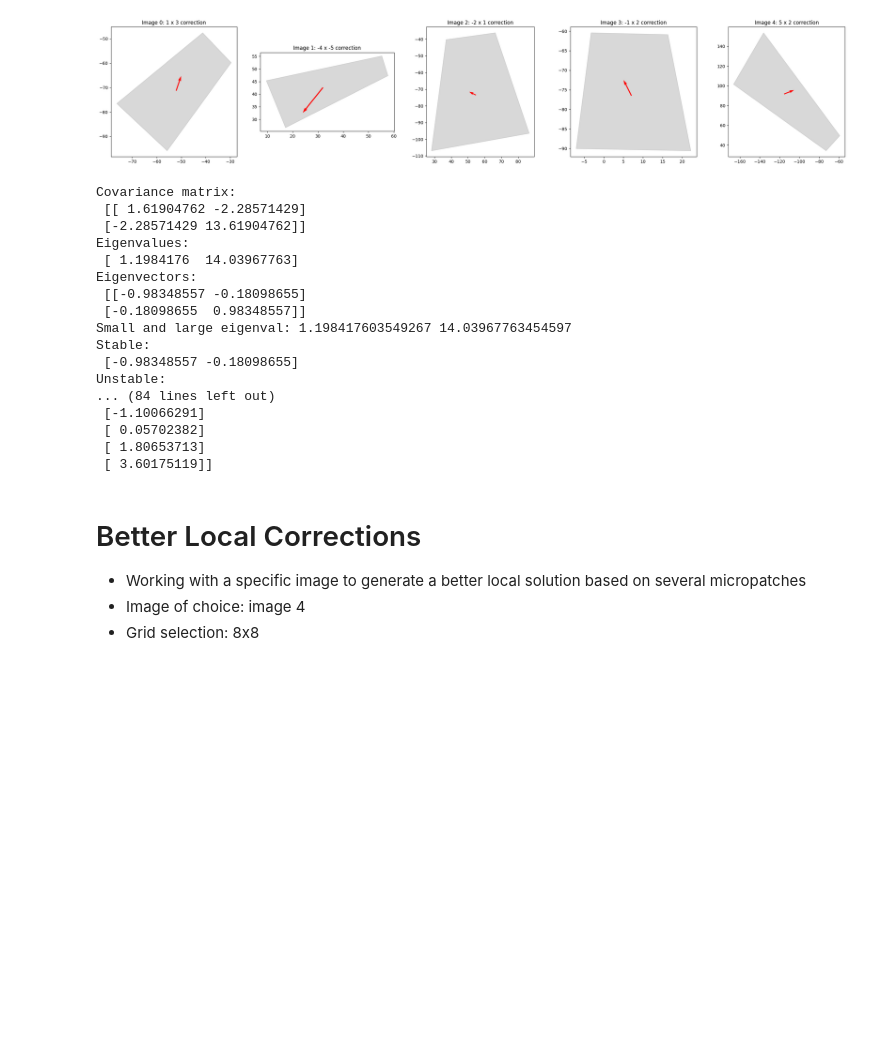
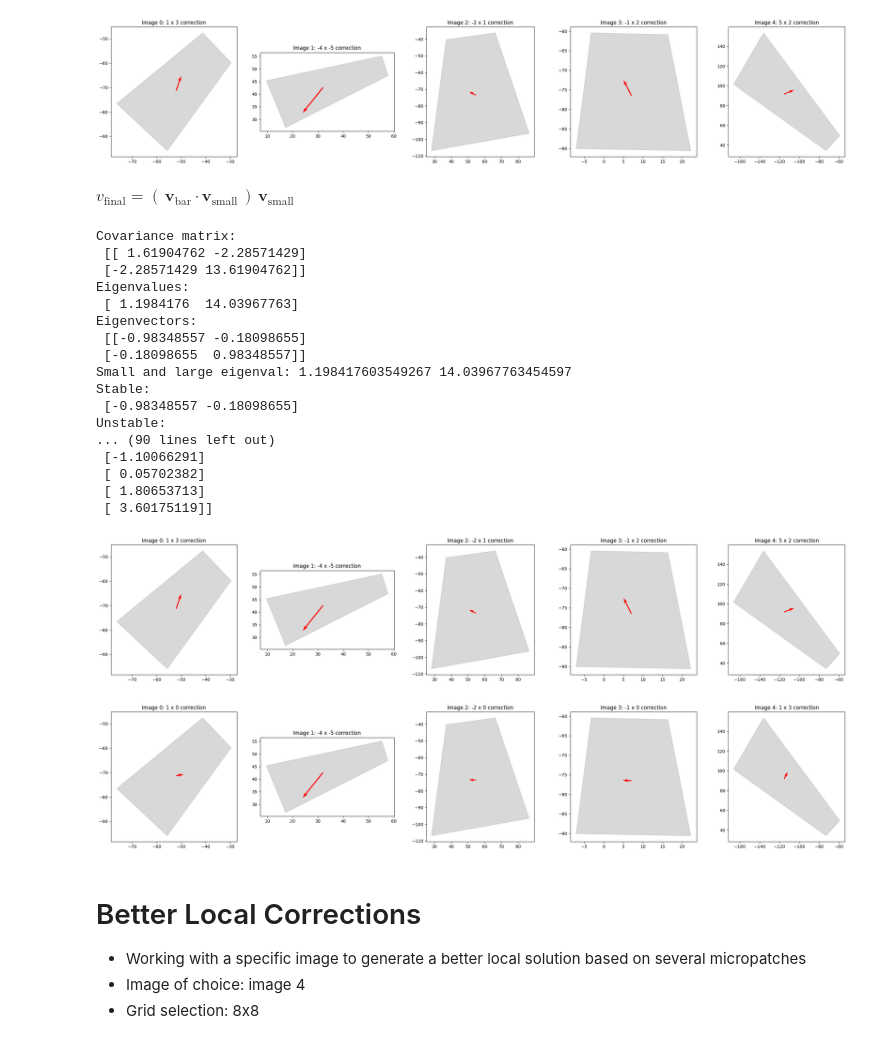
Before and after one commit to dchoate119/ASAR, a Jupyter notebook: s3/Error_Distributions/patch_distb_demo.ipynb, the cells around one changed output. Cells and saved outputs as stored; diff of their text form; code cells hidden in the pictures; blank space fills up the shorter version.

Commit message:
adjusting figures for weekly update

```diff
--- a/s3/Error_Distributions/patch_distb_demo.ipynb
+++ b/s3/Error_Distributions/patch_distb_demo.ipynb
@@ -662,6 +662,8 @@ print(gnav.yi_patches)
 gnav.plot_traps_w_cors(n, gnav.yi_patches, gnav.yi_points)
 # %% [output]
 [figure]
+# %% [markdown]
+$v_{\text{final}} = (\,\mathbf{v}_{\text{bar}} \cdot \mathbf{v}_{\text{small}}\,)\,\mathbf{v}_{\text{small}}$
 # %%
 # 3. SSDs from micropatches
 # print(gnav.ssds_curr_micro[0][1])
@@ -690,17 +692,21 @@ for imnum in range(gnav.im_num):
     # Project the mean correction onto the stable direction
     v_bar = gnav.yi_patches[2*imnum:2*imnum+2].reshape(2,)
     print("V_bar from large patch:\n", v_bar)
-    v_final = np.dot(v_bar, v_small) * v_small
+    if lam_large < 1e-8:
+        v_final = v_bar
+    else:
+        v_final = np.dot(v_bar, v_small) * v_small
     print("V_final projected onto confident direction:\n", v_final)
 
     # place into large vector
     gnav.yi_patches_adjusted[imnum*2:imnum*2+2] = v_final.reshape(2,1)
 
 
-    # # Confidence: small / large = how tight the consensus is
-    # confidence_score = lam_small / lam_large if lam_large > 1e-8 else 1.0
+    # Confidence: small / large = how tight the consensus is
+    confidence_score = lam_small / lam_large if lam_large > 1e-8 else 1.0
+    print("Confidence score:", confidence_score)
 
-print("FINAL:\n", gnav.yi_patches_adjusted)
+print("\nFINAL:\n", gnav.yi_patches_adjusted)
 # %% [output]
 Covariance matrix:
  [[ 1.61904762 -2.28571429]
@@ -714,11 +720,18 @@ Small and large eigenval: 1.198417603549267 14.03967763454597
 Stable:
  [-0.98348557 -0.18098655]
 Unstable:
-... (84 lines left out)
+... (90 lines left out)
  [-1.10066291]
  [ 0.05702382]
  [ 1.80653713]
  [ 3.60175119]]
+# %%
+# 8) Visualize initial patches
+gnav.plot_traps_w_cors(n, gnav.yi_patches, gnav.yi_points)
+gnav.plot_traps_w_cors(n, gnav.yi_patches_adjusted, gnav.yi_points)
+# %% [output]
+[figure, added]
+[figure, added]
 # %% [markdown]
 # Better Local Corrections
 - Working with a specific image to generate a better local solution based on several micropatches
```
